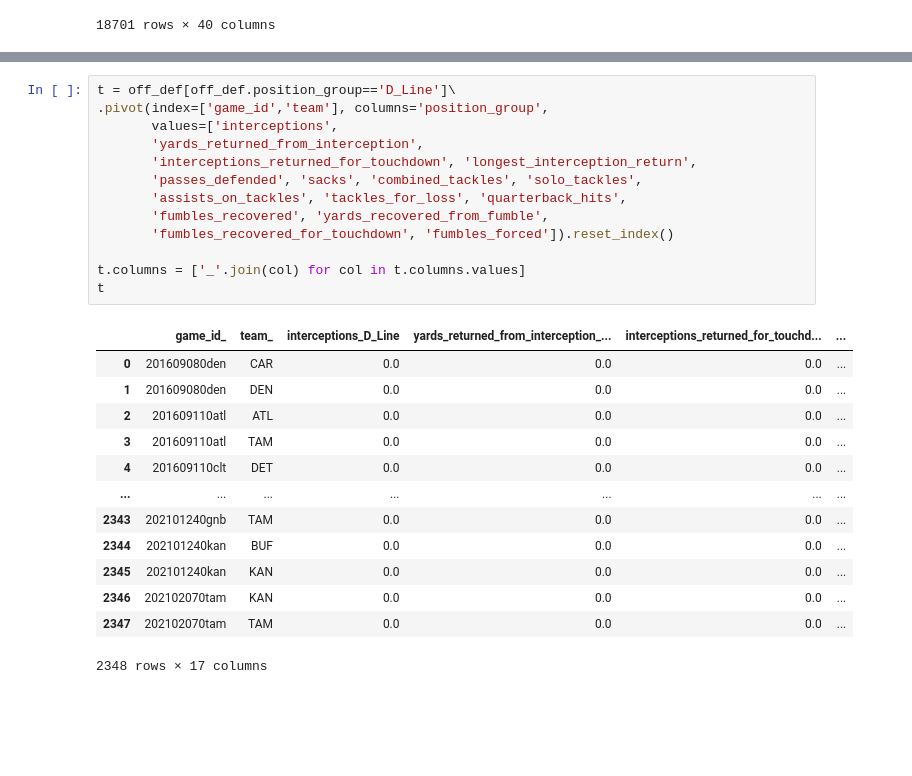
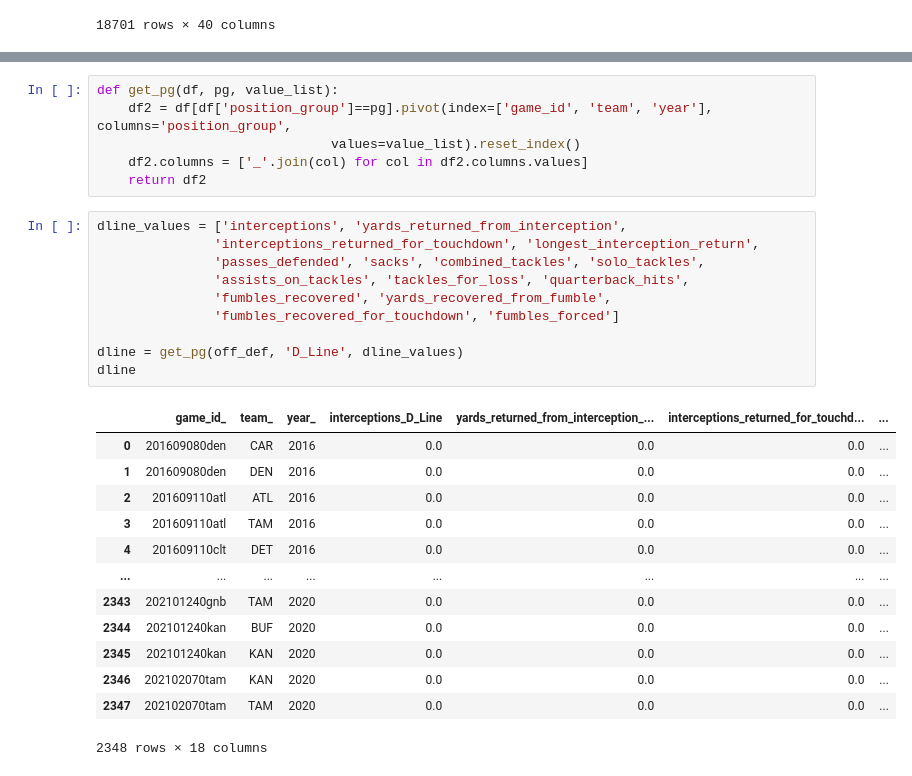
Before and after one commit to WillRobinson152/NFL_Analysis, a Jupyter notebook: CleanDataForEDA.ipynb, the cells around one changed output, grey strips where cells are left out. Saved outputs shown, nothing was run; the diff lists cells and outputs as text; blank space fills up the shorter version.

Commit message:
Position group tables.

```diff
--- a/CleanDataForEDA.ipynb
+++ b/CleanDataForEDA.ipynb
@@ -534,28 +515,31 @@ pd.pivot_table(off_def, columns='position_group', index=['game_id','team'], aggf
+# %%
+def get_pg(df, pg, value_list):
+    df2 = df[df['position_group']==pg].pivot(index=['game_id', 'team', 'year'], columns='position_group',
+                              values=value_list).reset_index()
+    df2.columns = ['_'.join(col) for col in df2.columns.values]
+    return df2
 # %%
-t = off_def[off_def.position_group=='D_Line']\
-.pivot(index=['game_id','team'], columns='position_group',
-       values=['interceptions',
-       'yards_returned_from_interception',
-       'interceptions_returned_for_touchdown', 'longest_interception_return',
-       'passes_defended', 'sacks', 'combined_tackles', 'solo_tackles',
-       'assists_on_tackles', 'tackles_for_loss', 'quarterback_hits',
-       'fumbles_recovered', 'yards_recovered_from_fumble',
-       'fumbles_recovered_for_touchdown', 'fumbles_forced']).reset_index()
+dline_values = ['interceptions', 'yards_returned_from_interception',
+               'interceptions_returned_for_touchdown', 'longest_interception_return',
+               'passes_defended', 'sacks', 'combined_tackles', 'solo_tackles',
+               'assists_on_tackles', 'tackles_for_loss', 'quarterback_hits',
+               'fumbles_recovered', 'yards_recovered_from_fumble',
+               'fumbles_recovered_for_touchdown', 'fumbles_forced']
 
-t.columns = ['_'.join(col) for col in t.columns.values]
-t
+dline = get_pg(off_def, 'D_Line', dline_values)
+dline
 # %% [output]
-|  | game_id_ | team_ | interceptions_D_Line | yards_returned_from_interception_... | interceptions_returned_for_touchd... | ... |
-| 0 | 201609080den | CAR | 0.0 | 0.0 | 0.0 | ... |
-| 1 | 201609080den | DEN | 0.0 | 0.0 | 0.0 | ... |
-| 2 | 201609110atl | ATL | 0.0 | 0.0 | 0.0 | ... |
-| 3 | 201609110atl | TAM | 0.0 | 0.0 | 0.0 | ... |
-| 4 | 201609110clt | DET | 0.0 | 0.0 | 0.0 | ... |
-| ... | ... | ... | ... | ... | ... | ... |
-| 2343 | 202101240gnb | TAM | 0.0 | 0.0 | 0.0 | ... |
-| 2344 | 202101240kan | BUF | 0.0 | 0.0 | 0.0 | ... |
-| 2345 | 202101240kan | KAN | 0.0 | 0.0 | 0.0 | ... |
-| 2346 | 202102070tam | KAN | 0.0 | 0.0 | 0.0 | ... |
-| 2347 | 202102070tam | TAM | 0.0 | 0.0 | 0.0 | ... |
+|  | game_id_ | team_ | year_ | interceptions_D_Line | yards_returned_from_interception_... | interceptions_returned_for_touchd... | ... |
+| 0 | 201609080den | CAR | 2016 | 0.0 | 0.0 | 0.0 | ... |
+| 1 | 201609080den | DEN | 2016 | 0.0 | 0.0 | 0.0 | ... |
+| 2 | 201609110atl | ATL | 2016 | 0.0 | 0.0 | 0.0 | ... |
+| 3 | 201609110atl | TAM | 2016 | 0.0 | 0.0 | 0.0 | ... |
+| 4 | 201609110clt | DET | 2016 | 0.0 | 0.0 | 0.0 | ... |
+| ... | ... | ... | ... | ... | ... | ... | ... |
+| 2343 | 202101240gnb | TAM | 2020 | 0.0 | 0.0 | 0.0 | ... |
+| 2344 | 202101240kan | BUF | 2020 | 0.0 | 0.0 | 0.0 | ... |
+| 2345 | 202101240kan | KAN | 2020 | 0.0 | 0.0 | 0.0 | ... |
+| 2346 | 202102070tam | KAN | 2020 | 0.0 | 0.0 | 0.0 | ... |
+| 2347 | 202102070tam | TAM | 2020 | 0.0 | 0.0 | 0.0 | ... |
-2348 rows × 17 columns
+2348 rows × 18 columns
 # %%
```
Also changed, not shown: parts of 13 cells of this notebook.
